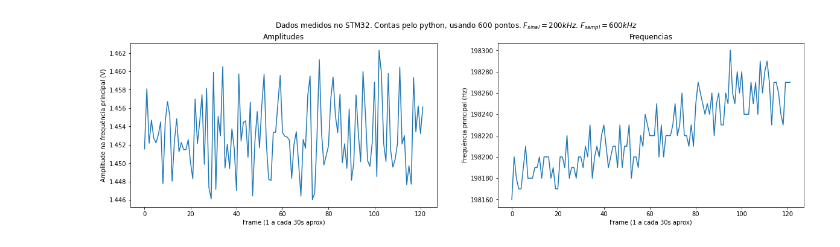
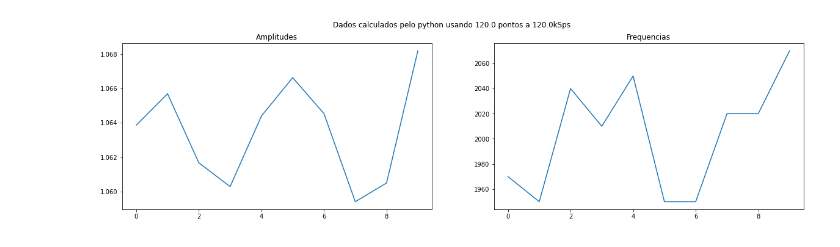
Before and after one commit to mirelatomazini/Repositorio-TG-Mirela, a Jupyter notebook: arquivos_finais/software/testes/teste2/teste_fft_medidas.ipynb, the cells around one changed output. Cells and saved outputs as stored; diff of their text form; code cells hidden in the pictures.

```diff
--- a/arquivos_finais/software/testes/teste2/teste_fft_medidas.ipynb
+++ b/arquivos_finais/software/testes/teste2/teste_fft_medidas.ipynb
@@ -206,15 +243,18 @@ dados.shape[0]
 # %%
-frequencia = 198190
+frequencia = 1900
 amplitudes10=np.zeros(dados.shape[0])
 freqs10=np.zeros(dados.shape[0])
-nframes=25
 nframes=dados.shape[0]
 x = range(dados.shape[0])
+npontos2 = 300
 for idx,frame in enumerate(range(nframes)):
-    frequencia_range2 = range(frequencia-50,frequencia+60,10)
+    frequencia_range2 = range(frequencia-700,frequencia+700,10)
     sample_freq = 600000
-    npontos2 = 6000
-    componentes2 = [componente_precisa(dados[frame,:npontos2]*k,frequencia_i,sample_freq, fator_zeros=100000) for frequencia_i in frequencia_range2]
+    componentes2 = [componente_precisa((dados[frame,:npontos2]-np.mean(dados[frame,:npontos2]))*k,
+                                       frequencia_i,sample_freq, fator_zeros=100000)
+                    for frequencia_i in frequencia_range2]
     amplitudes10[idx] = np.max(componentes2)
-    frequencia = frequencia_range2[np.argmax(componentes2)]
-    freqs10[idx] = frequencia
+    indice_pico = np.argmax(componentes2)
+    frequenciaf = frequencia_range2[indice_pico]
+    print(f'{frame}\t{amplitudes10[idx]}\t{frequenciaf}\t{componentes2[indice_pico-1]}\t{componentes2[indice_pico]}\t{componentes2[indice_pico+1]}')
+    freqs10[idx] = frequenciaf
@@ -283,15 +369,19 @@ plt.show()
 # %%
-frequencia = 198190
+frequencia = 1900
 amplitudes10=np.zeros(dados.shape[0])
 freqs10=np.zeros(dados.shape[0])
-nframes=25
 nframes=dados.shape[0]
 x = range(dados.shape[0])
+downsampling = 5
+npontos2 = 600
 for idx,frame in enumerate(range(nframes)):
-    frequencia_range2 = range(frequencia-50,frequencia+60,10)
-    sample_freq = 600000
-    npontos2 = 600
-    componentes2 = [componente_precisa(dados[frame,:npontos2]*k,frequencia_i,sample_freq, fator_zeros=100000) for frequencia_i in frequencia_range2]
+    frequencia_range2 = range(frequencia-700,frequencia+700,10)
+    sample_freq = 600000/downsampling
+    componentes2 = [componente_precisa((dados[frame,:npontos2:downsampling]-np.mean(dados[frame,:npontos2:downsampling]))*k,
+                                       frequencia_i,sample_freq, fator_zeros=100000)
+                    for frequencia_i in frequencia_range2]
     amplitudes10[idx] = np.max(componentes2)
-    frequencia = frequencia_range2[np.argmax(componentes2)]
-    freqs10[idx] = frequencia
+    indice_pico = np.argmax(componentes2)
+    frequenciaf = frequencia_range2[indice_pico]
+    print(f'{frame}\t{amplitudes10[idx]}\t{frequenciaf}\t{componentes2[indice_pico-1]}\t{componentes2[indice_pico]}\t{componentes2[indice_pico+1]}')
+    freqs10[idx] = frequenciaf
@@ -298,17 +399,15 @@ for idx,frame in enumerate(range(nframes)):
 # %%
 plt.figure(figsize=(20,5))
 plt.subplot(1,2,1)
 plt.plot(amplitudes10[:nframes])
 plt.title('Amplitudes')
-plt.xlabel('Frame (1 a cada 30s aprox)')
-plt.ylabel('Amplitude na frequência principal (V)')
 plt.subplot(1,2,2)
 plt.plot(freqs10[:nframes])
 plt.gca().get_yaxis().get_major_formatter().set_useOffset(False)
 plt.title('Frequencias')
-plt.xlabel('Frame (1 a cada 30s aprox)')
-plt.ylabel('Frequência principal (Hz)')
-plt.suptitle(r'Dados medidos no STM32. Contas pelo python, usando 600 pontos. $F_{sinal}=200kHz$. $F_{sampl}=600kHz$')
+freq_usada = sample_freq/1000
+npontos_usado = npontos2/downsampling
+plt.suptitle(f'Dados calculados pelo python usando {npontos_usado} pontos a {freq_usada}kSps')
 plt.show()
 # %% [output]
-[figure, old version]
+[figure, new version]
```
Also changed, not shown: parts of 31 cells of this notebook.
